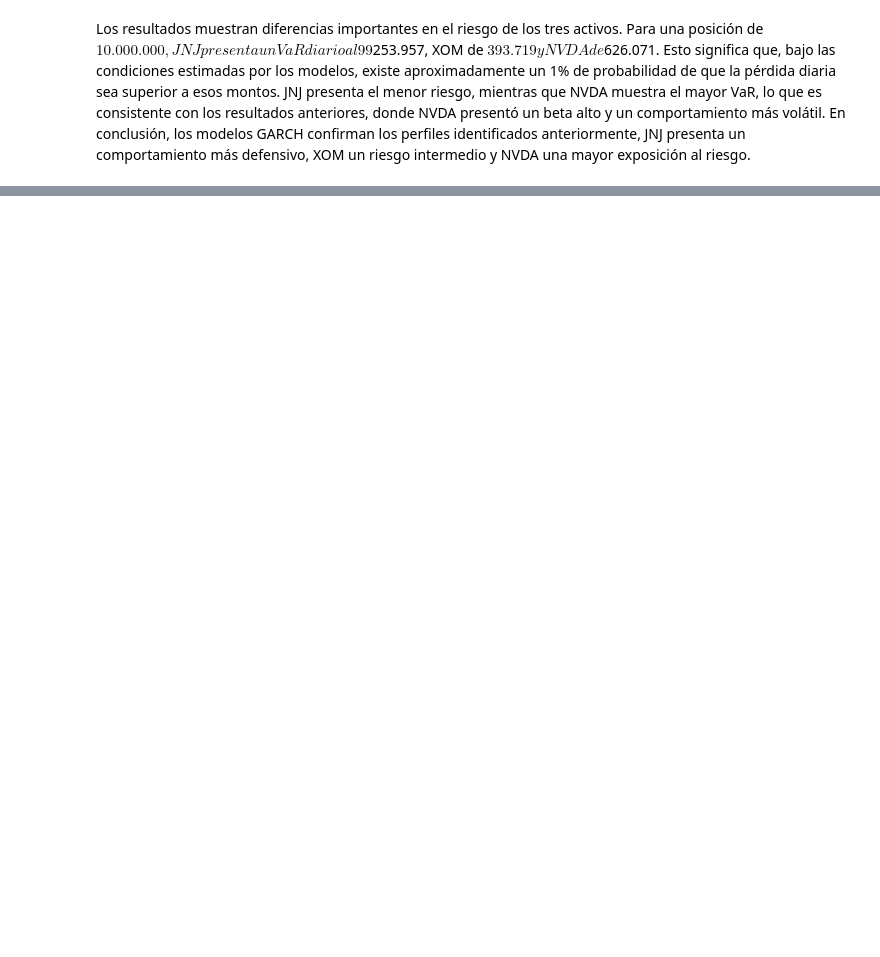
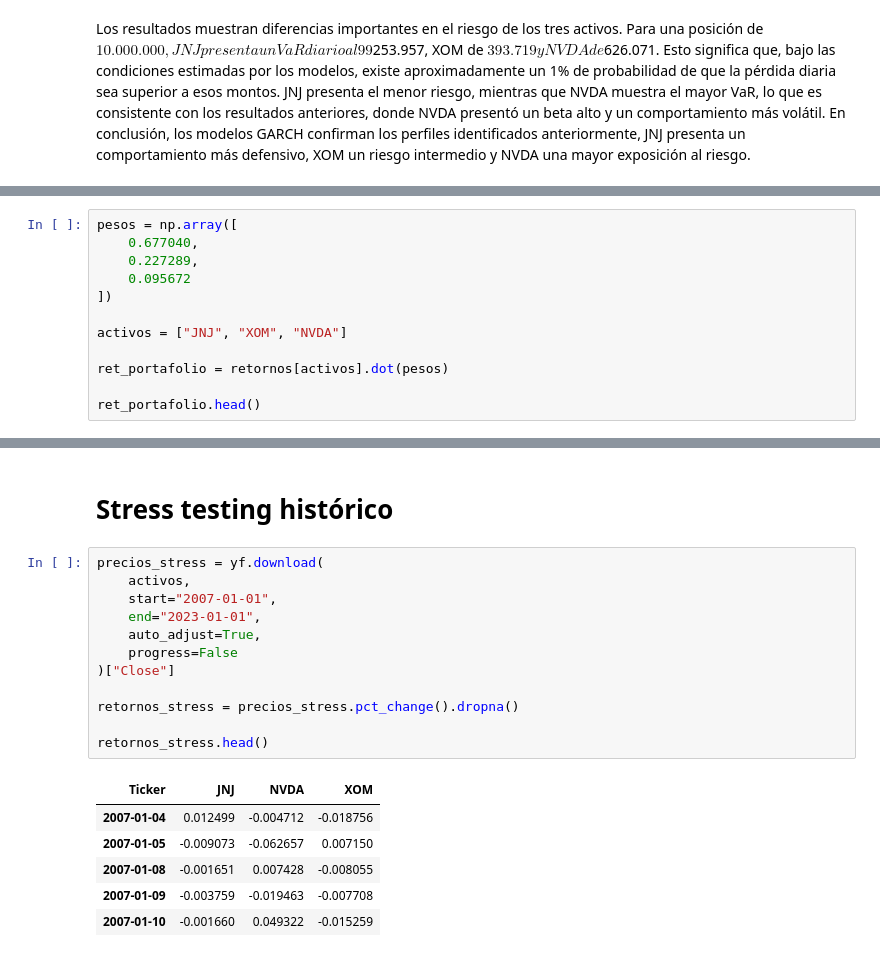
Before and after one commit to Antoniacifuentes/ds_finance_cifuentes, a Jupyter notebook: notebooks/hw7.ipynb, the cells around one changed output, grey strips where cells are left out. Cells and saved outputs as stored; diff of their text form; blank space fills up the shorter version.

```diff
--- a/notebooks/hw7.ipynb
+++ b/notebooks/hw7.ipynb
@@ -781,0 +784,12 @@ En conclusión, los modelos GARCH confirman los perfiles identificados anteriorm
+# %%
+pesos = np.array([
+    0.677040,
+    0.227289,
+    0.095672
+])
+
+activos = ["JNJ", "XOM", "NVDA"]
+
+ret_portafolio = retornos[activos].dot(pesos)
+
+ret_portafolio.head()
@@ -781,0 +866,21 @@ En conclusión, los modelos GARCH confirman los perfiles identificados anteriorm
+# %% [markdown]
+# Stress testing histórico
+# %%
+precios_stress = yf.download(
+    activos,
+    start="2007-01-01",
+    end="2023-01-01",
+    auto_adjust=True,
+    progress=False
+)["Close"]
+
+retornos_stress = precios_stress.pct_change().dropna()
+
+retornos_stress.head()
+# %% [output]
+| Ticker | JNJ | NVDA | XOM |
+| 2007-01-04 | 0.012499 | -0.004712 | -0.018756 |
+| 2007-01-05 | -0.009073 | -0.062657 | 0.007150 |
+| 2007-01-08 | -0.001651 | 0.007428 | -0.008055 |
+| 2007-01-09 | -0.003759 | -0.019463 | -0.007708 |
+| 2007-01-10 | -0.001660 | 0.049322 | -0.015259 |
```
Also changed, not shown: parts of 43 cells of this notebook.
